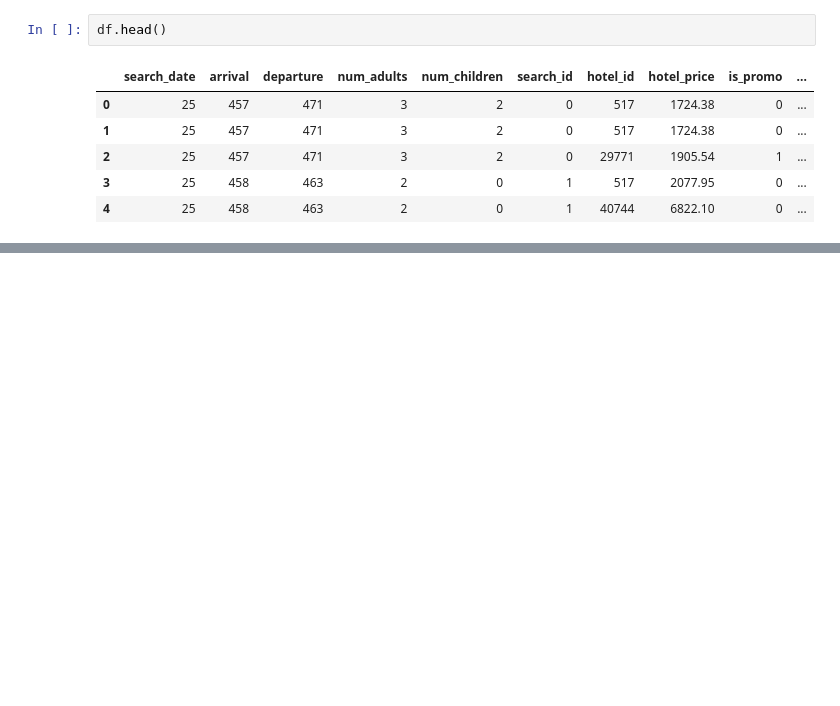
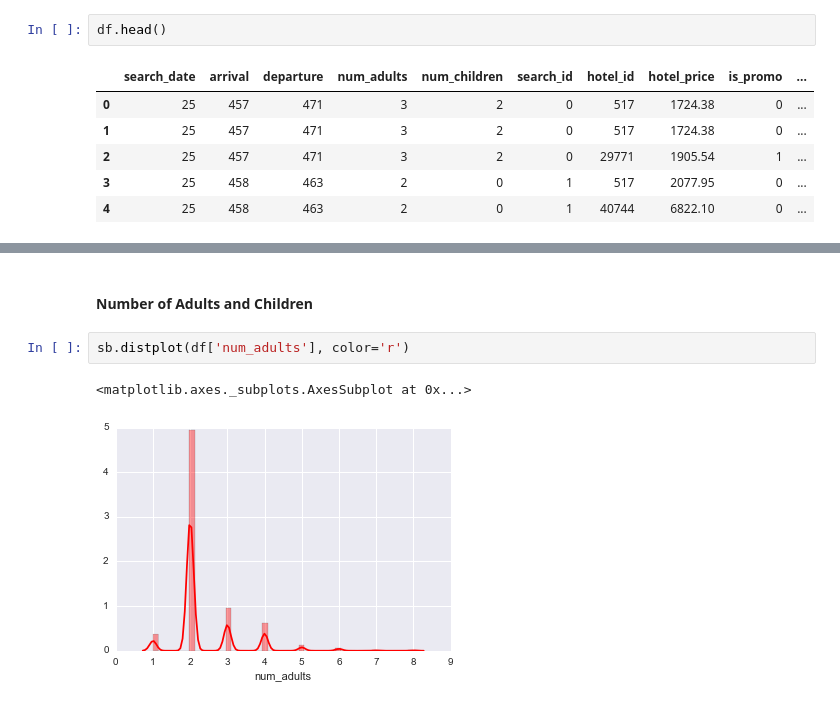
Before and after one commit to Upsidealien/Hotel-Case-Study, a Jupyter notebook: Presentation_1.ipynb, the cells around one changed output, grey strips where cells are left out. Cells and saved outputs as stored; diff of their text form; blank space fills up the shorter version.

```diff
--- a/Presentation_1.ipynb
+++ b/Presentation_1.ipynb
@@ -96,0 +145,7 @@ df.head()
+# %% [markdown]
+#### Number of Adults and Children
+# %%
+sb.distplot(df['num_adults'], color='r')
+# %% [output]
+<matplotlib.axes._subplots.AxesSubplot at 0x...>
+[figure, added]
```
Also changed, not shown: parts of 31 cells of this notebook, 2 other files.
